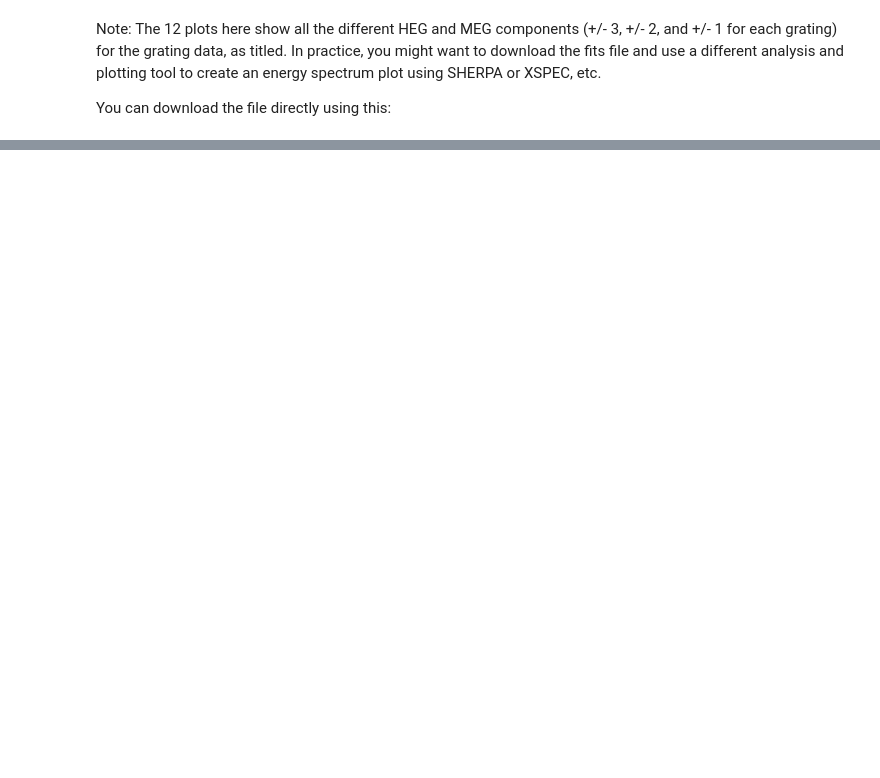
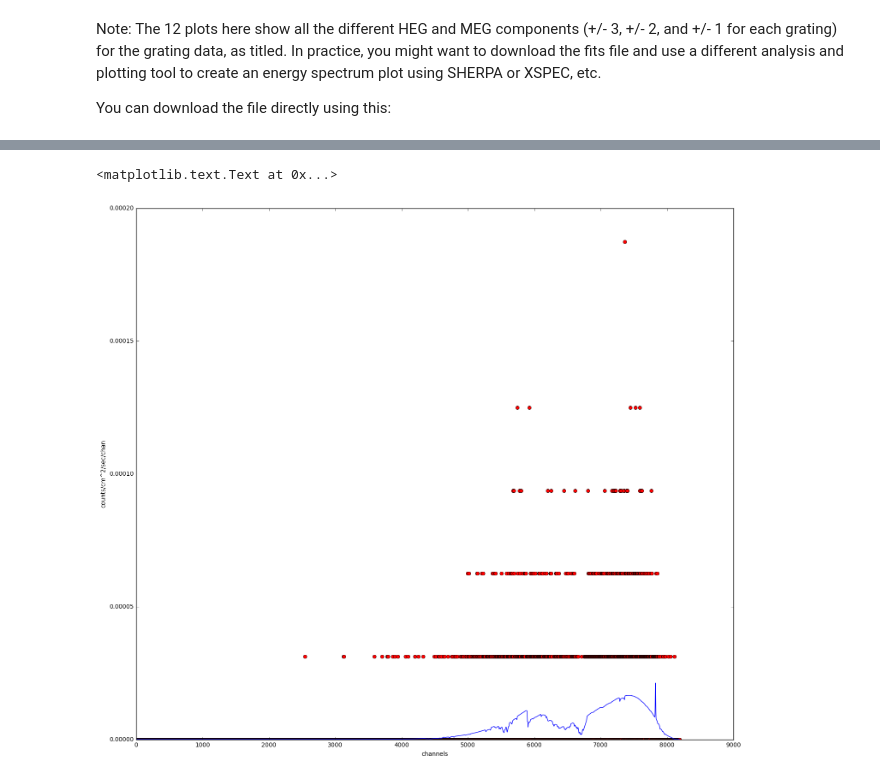
Before and after one commit to NASA-NAVO/aas_workshop_2018, a Jupyter notebook: heasarc/heasarc_Spectral_Access.ipynb, the cells around one changed output, grey strips where cells are left out. Saved outputs shown, nothing was run; the diff lists cells and outputs as text; code cells hidden in the pictures; blank space fills up the shorter version.

Commit message:
Partly working SSA with Xspec. In progress.

```diff
--- a/heasarc/heasarc_Spectral_Access.ipynb
+++ b/heasarc/heasarc_Spectral_Access.ipynb
@@ -101,2 +147,19 @@ meg_pha = xspec.Spectrum(specfile)
+# %%
+xspec.Xset.allowPrompting = False # keeps pyxspec from hanging, waiting for a response to a prompt
+##  The type II PHA files contain multiple spectra, and we tell Xspec to select with the
+##  curly bracket notation and the number starting from 1 (not zero):
+specfile = "my_spectrum.fits{4}"
+pha = xspec.Spectrum(specfile)
+##  As mentioned above, this is retrieved off-line for now.
+pha.response="tgcat/obs_19792_tgid_5277/heg_1.rmf.gz"
+pha.response.arf="tgcat/obs_19792_tgid_5277/heg_1.arf.gz"
 # %%
-xspec.AllModels += "wa*po + ga"
+m = xspec.Model("wa*po + ga")
+# %%
+xspec.Fit.perform()
+plt.plot(pha.noticed, pha.values, 'ro', pha.noticed, m.folded(1))
+plt.xlabel('channels')
+plt.ylabel('counts/cm^2/sec/chan')
+# %% [output]
+<matplotlib.text.Text at 0x...>
+[figure, added]
```
Also changed, not shown: parts of 13 cells of this notebook.
